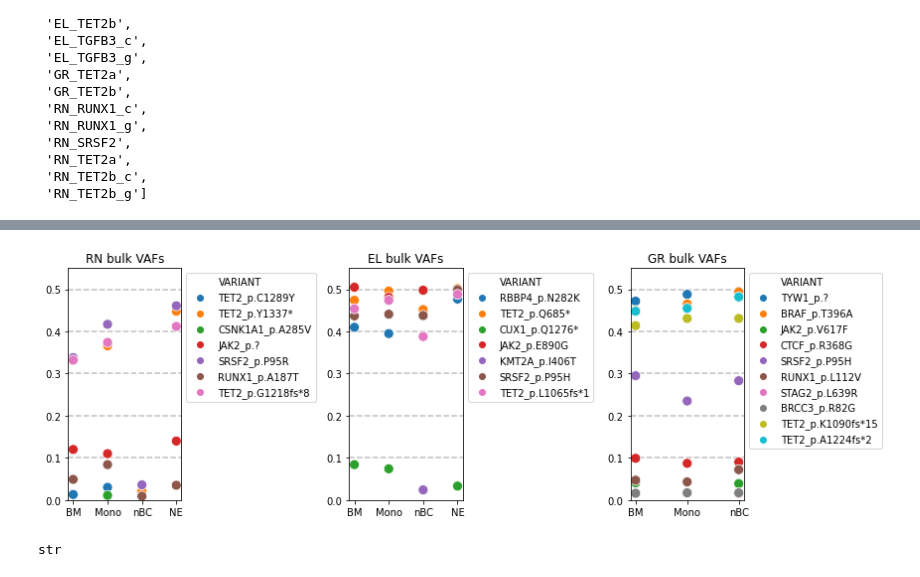
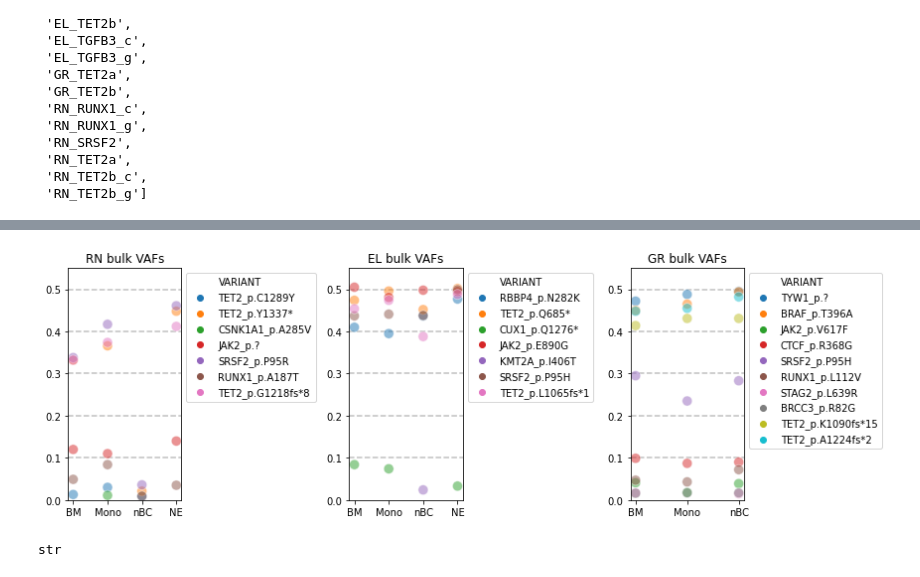
Before and after one commit to AnnatinaSchnegg/AS_amplicons, a Jupyter notebook: Code/VAFS_MSK_html_parsing.ipynb, the cells around one changed output, grey strips where cells are left out. Drawn from its saved outputs; the diff is of its cells as text; code cells hidden in the pictures.

```diff
--- a/Code/VAFS_MSK_html_parsing.ipynb
+++ b/Code/VAFS_MSK_html_parsing.ipynb
@@ -236,24 +213,24 @@ See the caveats in the documentation: https://pandas.pydata.org/pandas-docs/stab
 # %%
 fig, ax = plt.subplots(1, 3, figsize = (12,4))
 patients = ['RN', 'EL', 'GR']
 
 
 for count, patient in enumerate(patients):
-    sns.scatterplot(x = 'celltype', y = ('Mean_VAF'), data = variant_annotations.loc[variant_annotations['patient_init'].isin([patient])], s = 100, hue = 'VARIANT', alpha = 1, ax = ax[count])
+    sns.scatterplot(x = 'celltype', y = ('Mean_VAF'), data = variant_annotations.loc[variant_annotations['patient_init'].isin([patient])], s = 100, hue = 'VARIANT', alpha = 0.5, ax = ax[count])
     ax[count].legend(loc = 'upper left', bbox_to_anchor = [1,1])
     ax[count].set_title(f'{patient} bulk VAFs')
     ax[count].set_ylim(0,0.55)
     ax[count].axhline(0.1, ls = '--', c = 'silver', zorder = 0)
     ax[count].axhline(0.2, ls = '--', c = 'silver', zorder = 0)
     ax[count].axhline(0.3, ls = '--', c = 'silver', zorder = 0)
     ax[count].axhline(0.4, ls = '--', c = 'silver', zorder = 0)
     ax[count].axhline(0.5, ls = '--', c = 'silver', zorder = 0)
     ax[count].set_ylabel('')
     ax[count].set_xlabel('')
 
 fig.tight_layout()
 # %% [output]
-[figure, old version]
+[figure, new version]
 # %%
 type(variant_annotations_amps.iloc[0,10])
 # %% [output]
```
Also changed, not shown: parts of 3 cells of this notebook, 4 other files.
